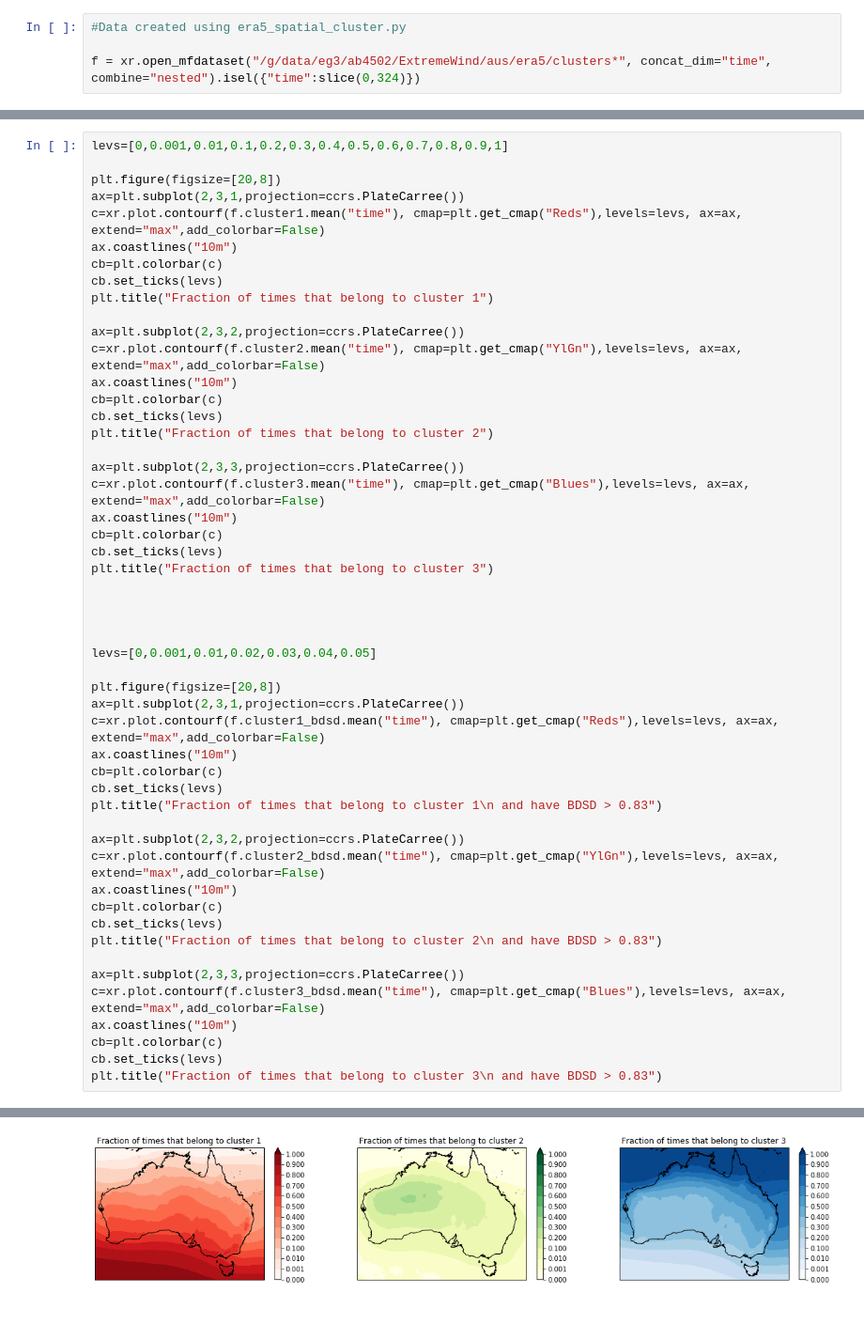
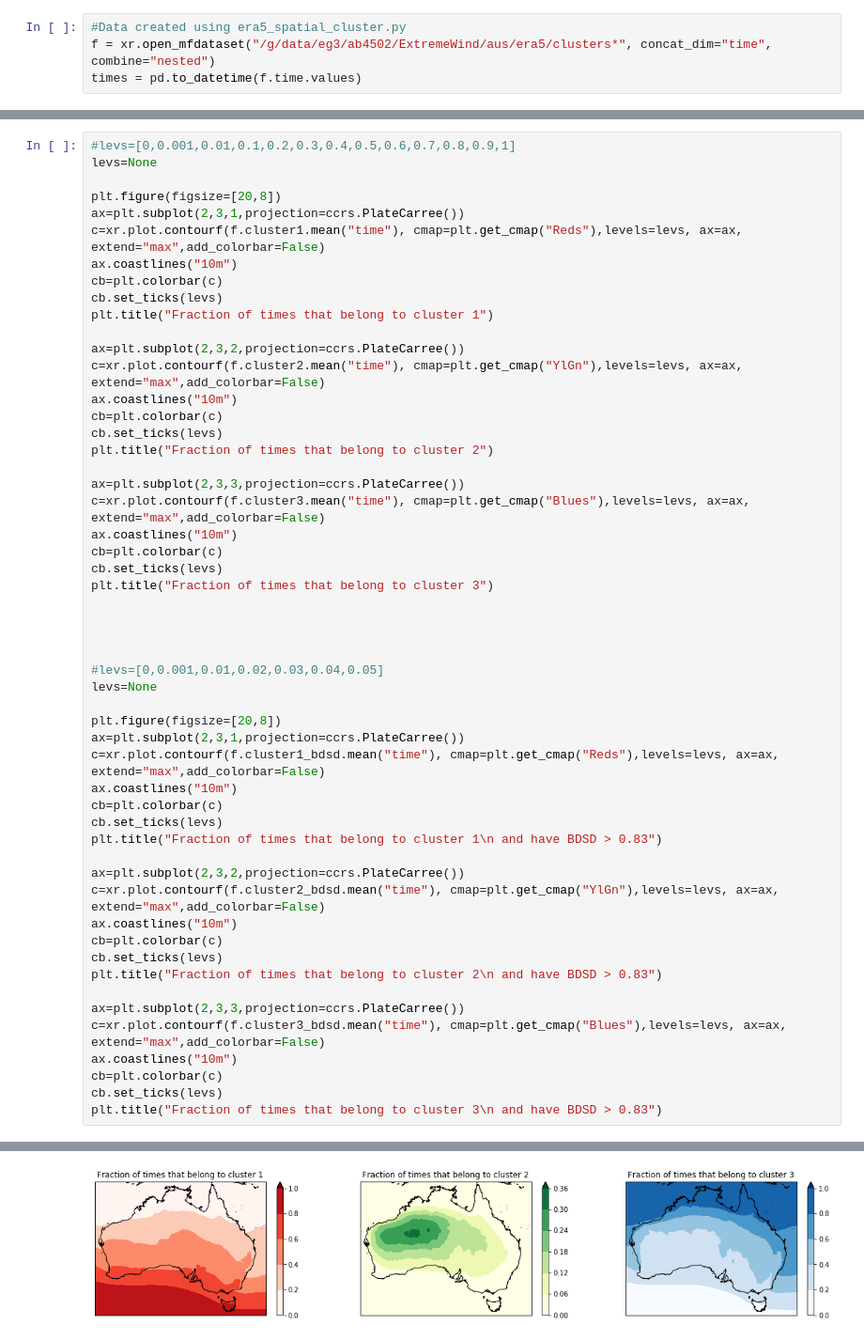
Before and after one commit to andrewbrown31/tint_processing, a Jupyter notebook: systematic_analysis/era5_cluster_predict.ipynb, the cells around one changed output, grey strips where cells are left out. Shown at 94% size. Cells and saved outputs as stored; diff of their text form; blank space fills up the shorter version.

```diff
--- a/systematic_analysis/era5_cluster_predict.ipynb
+++ b/systematic_analysis/era5_cluster_predict.ipynb
@@ -8,4 +22,4 @@ import cartopy.crs as ccrs
 # %%
 #Data created using era5_spatial_cluster.py
-
-f = xr.open_mfdataset("/g/data/eg3/ab4502/ExtremeWind/aus/era5/clusters*", concat_dim="time", combine="nested").isel({"time":slice(0,324)})
+f = xr.open_mfdataset("/g/data/eg3/ab4502/ExtremeWind/aus/era5/clusters*", concat_dim="time", combine="nested")
+times = pd.to_datetime(f.time.values)
@@ -12,5 +126,6 @@ f = xr.open_mfdataset("/g/data/eg3/ab4502/ExtremeWind/aus/era5/clusters*", conca
 # %%
-levs=[0,0.001,0.01,0.1,0.2,0.3,0.4,0.5,0.6,0.7,0.8,0.9,1]
+#levs=[0,0.001,0.01,0.1,0.2,0.3,0.4,0.5,0.6,0.7,0.8,0.9,1]
+levs=None
 
 plt.figure(figsize=[20,8])
 ax=plt.subplot(2,3,1,projection=ccrs.PlateCarree())
@@ -34,32 +149,33 @@ cb=plt.colorbar(c)
 cb.set_ticks(levs)
 plt.title("Fraction of times that belong to cluster 3")
 
 
 
 
-levs=[0,0.001,0.01,0.02,0.03,0.04,0.05]
+#levs=[0,0.001,0.01,0.02,0.03,0.04,0.05]
+levs=None
 
 plt.figure(figsize=[20,8])
 ax=plt.subplot(2,3,1,projection=ccrs.PlateCarree())
 c=xr.plot.contourf(f.cluster1_bdsd.mean("time"), cmap=plt.get_cmap("Reds"),levels=levs, ax=ax, extend="max",add_colorbar=False)
 ax.coastlines("10m")
 cb=plt.colorbar(c)
 cb.set_ticks(levs)
 plt.title("Fraction of times that belong to cluster 1\n and have BDSD > 0.83")
 
 ax=plt.subplot(2,3,2,projection=ccrs.PlateCarree())
 c=xr.plot.contourf(f.cluster2_bdsd.mean("time"), cmap=plt.get_cmap("YlGn"),levels=levs, ax=ax, extend="max",add_colorbar=False)
 ax.coastlines("10m")
 cb=plt.colorbar(c)
 cb.set_ticks(levs)
 plt.title("Fraction of times that belong to cluster 2\n and have BDSD > 0.83")
 
 ax=plt.subplot(2,3,3,projection=ccrs.PlateCarree())
 c=xr.plot.contourf(f.cluster3_bdsd.mean("time"), cmap=plt.get_cmap("Blues"),levels=levs, ax=ax, extend="max",add_colorbar=False)
 ax.coastlines("10m")
 cb=plt.colorbar(c)
 cb.set_ticks(levs)
 plt.title("Fraction of times that belong to cluster 3\n and have BDSD > 0.83")
 # %% [output]
 Text(0.5, 1.0, 'Fraction of times that belong to cluster 3\n and have BDSD > 0.83')
-[figure, old version]
+[figure, new version]
```
Also changed, not shown: parts of 6 cells of this notebook, 33 other files.
